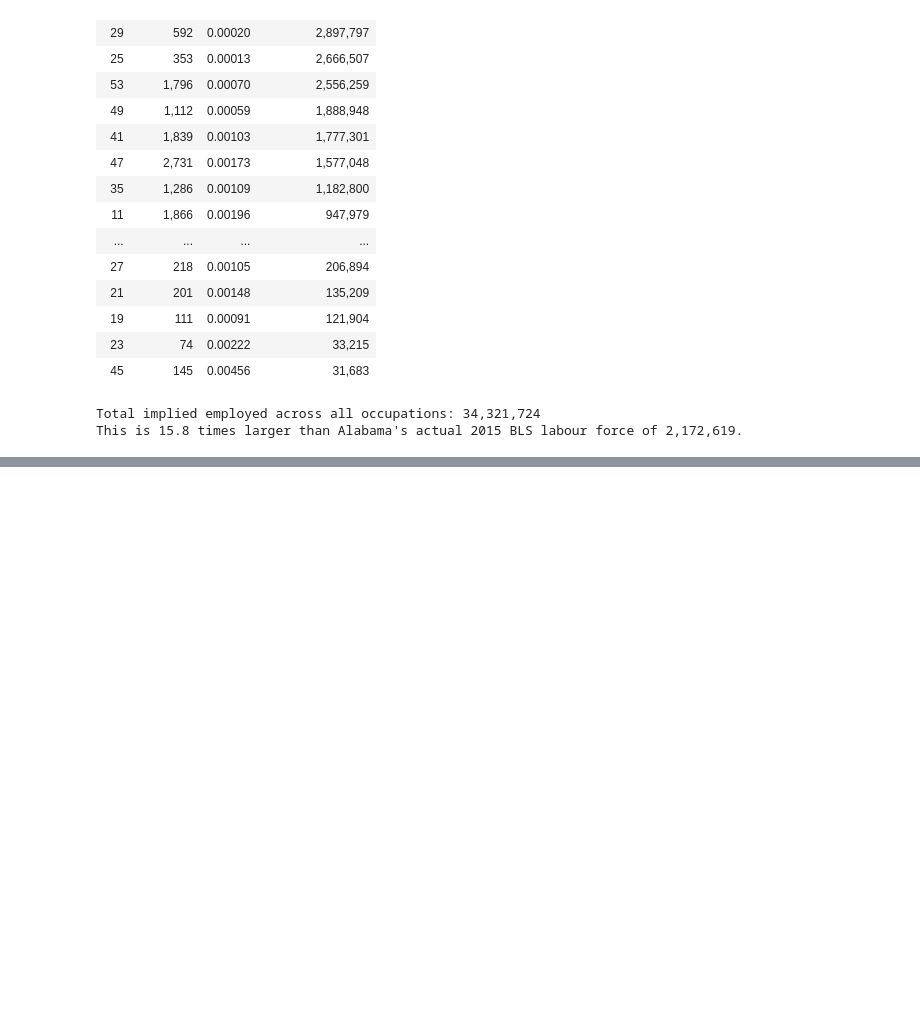
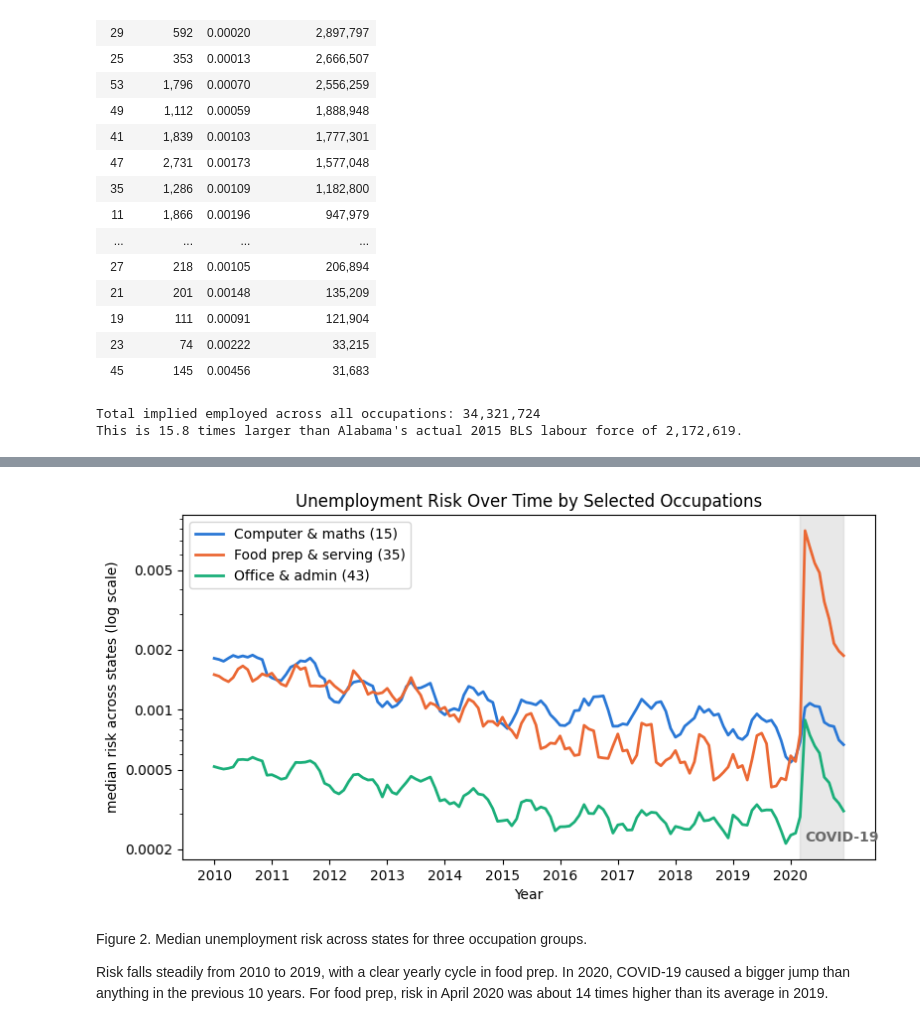
Before and after one commit to v-saketh-p/CSCU9DA, a Jupyter notebook: Data_audit.ipynb, the cells around one changed output, grey strips where cells are left out. Drawn from its saved outputs; the diff is of its cells as text; code cells hidden in the pictures; blank space fills up the shorter version.

```diff
--- a/Data_audit.ipynb
+++ b/Data_audit.ipynb
@@ -310,0 +333,63 @@ This is 15.8 times larger than Alabama's actual 2015 BLS labour force of 2,172,6
+# %%
+import matplotlib.ticker as ticker
+
+# Creating a date column from year and month and filtering for specific SOC codes
+df_risk['date'] = pd.to_datetime(df_risk[['year', 'month']].assign(day=1))
+soc_targets = [15, 35, 43]
+df_filtered = df_risk[df_risk['soc'].isin(soc_targets)]
+
+# Calculating the median risk across states for each month
+trends = df_filtered.groupby(['date', 'soc'])['risk'].median().unstack()
+
+# Mapping SOC codes to descriptive labels
+soc_labels = {
+    15: 'Computer & maths (15)',
+    35: 'Food prep & serving (35)',
+    43: 'Office & admin (43)'
+}
+trends = trends.rename(columns=soc_labels)
+
+# Plotting the lines
+fig, ax = plt.subplots(figsize=(9, 4.5))
+colors = {
+    'Computer & maths (15)': '#2a78d6',
+    'Food prep & serving (35)': '#eb6834',
+    'Office & admin (43)': '#1baf7a'
+}
+
+for col in trends.columns:
+    ax.plot(trends.index, trends[col], label=col, color=colors[col], linewidth=2)
+
+# Apply log scale and customized labels/ticks
+ax.set_yscale('log')
+ax.set_ylabel('median risk across states (log scale)')
+ax.set_xlabel('Year')
+ax.set_title('Unemployment Risk Over Time by Selected Occupations')
+
+# Customizing y-axis ticks
+y_ticks = [0.0002, 0.0005, 0.001, 0.002, 0.005]
+ax.set_yticks(y_ticks)
+ax.get_yaxis().set_major_formatter(ticker.FormatStrFormatter('%g'))
+
+# Customizing x-axis to show every year from 2010 to 2020
+x_ticks = pd.date_range(start='2010-01-01', end='2020-01-01', freq='YS')
+ax.set_xticks(x_ticks)
+ax.set_xticklabels([str(year) for year in range(2010, 2021)])
+
+ax.legend()
+
+# Shading months March-December 2020 as COVID-19
+ax.axvspan(pd.Timestamp('2020-03-01'), pd.Timestamp('2020-12-01'), color='lightgrey', alpha=0.5)
+ax.text(pd.Timestamp('2020-04-01'), 0.00022, 'COVID-19', color='dimgrey', fontweight='bold')
+
+# Saving and displaying the figure
+plt.savefig('fig2_risk_over_time.png', dpi=150, bbox_inches='tight')
+plt.show()
+# %% [output]
+[figure, added]
+# %% [markdown]
+Figure 2. Median unemployment risk across states for three occupation groups.
+
+Risk falls steadily from 2010 to 2019, with a clear yearly cycle in food prep.
+In 2020, COVID-19 caused a bigger jump than anything in the previous 10 years.
+For food prep, risk in April 2020 was about 14 times higher than its average in 2019.
```
Also changed, not shown: parts of 19 cells of this notebook.
